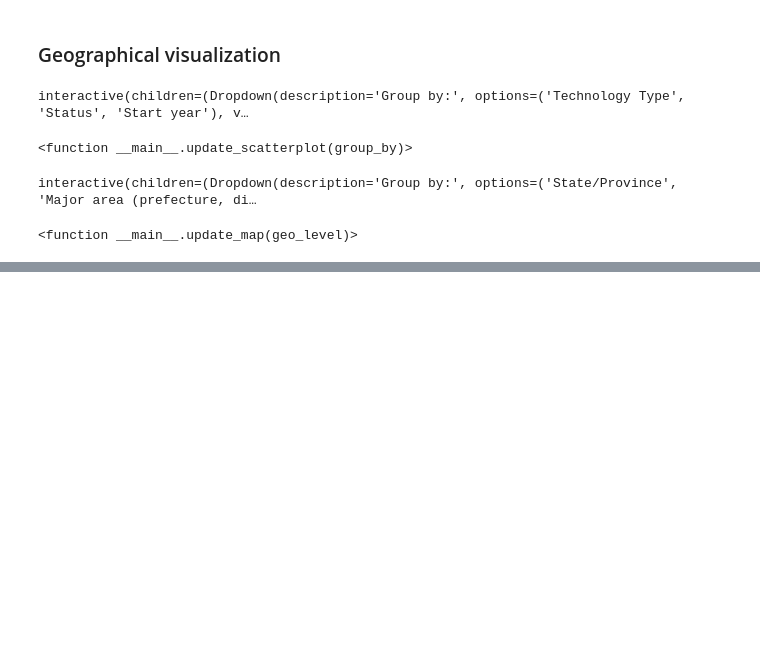
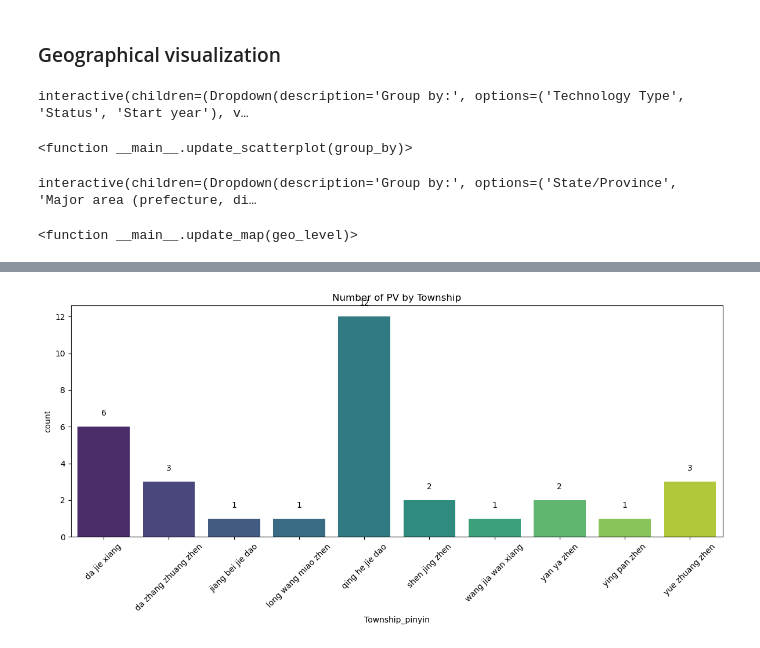
Before and after one commit to XinranHf/solar-data-china, a Jupyter notebook: scripts/data_preprocessing/GEM.ipynb, the cells around one changed output, grey strips where cells are left out. Saved outputs shown, nothing was run; the diff lists cells and outputs as text; code cells hidden in the pictures; blank space fills up the shorter version.

```diff
--- a/scripts/data_preprocessing/GEM.ipynb
+++ b/scripts/data_preprocessing/GEM.ipynb
@@ -354,0 +469,24 @@ interactive(children=(Dropdown(description='Group by:', options=('State/Province
+# %%
+count_by_townships = joined.groupby('Township_pinyin').size().reset_index(name='count')
+
+plt.figure(figsize=(12, 6))
+
+# Create barplot with viridis palette
+sns.barplot(
+    data=count_by_townships,
+    x='Township_pinyin',
+    y='count',
+    hue='Township_pinyin',
+    palette=sns.color_palette("viridis", n_colors=len(count_by_townships))
+)
+
+for index, row in count_by_townships.iterrows():
+    plt.text(index, row['count'] + 0.5, row['count'], ha='center', va='bottom')
+
+# Set title and show plot
+plt.title('Number of PV by Township')
+plt.xticks(rotation=45)
+plt.tight_layout()
+plt.show()
+# %% [output]
+[figure, added]
```
Also changed, not shown: parts of 10 cells of this notebook, 4 other files.
